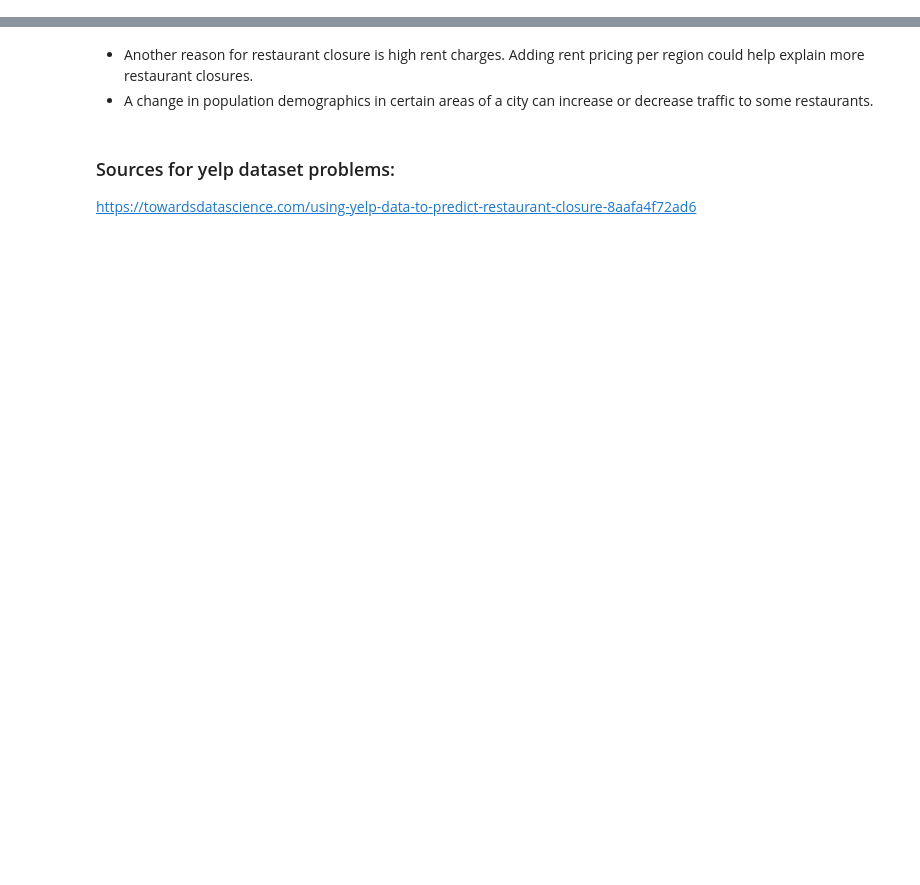
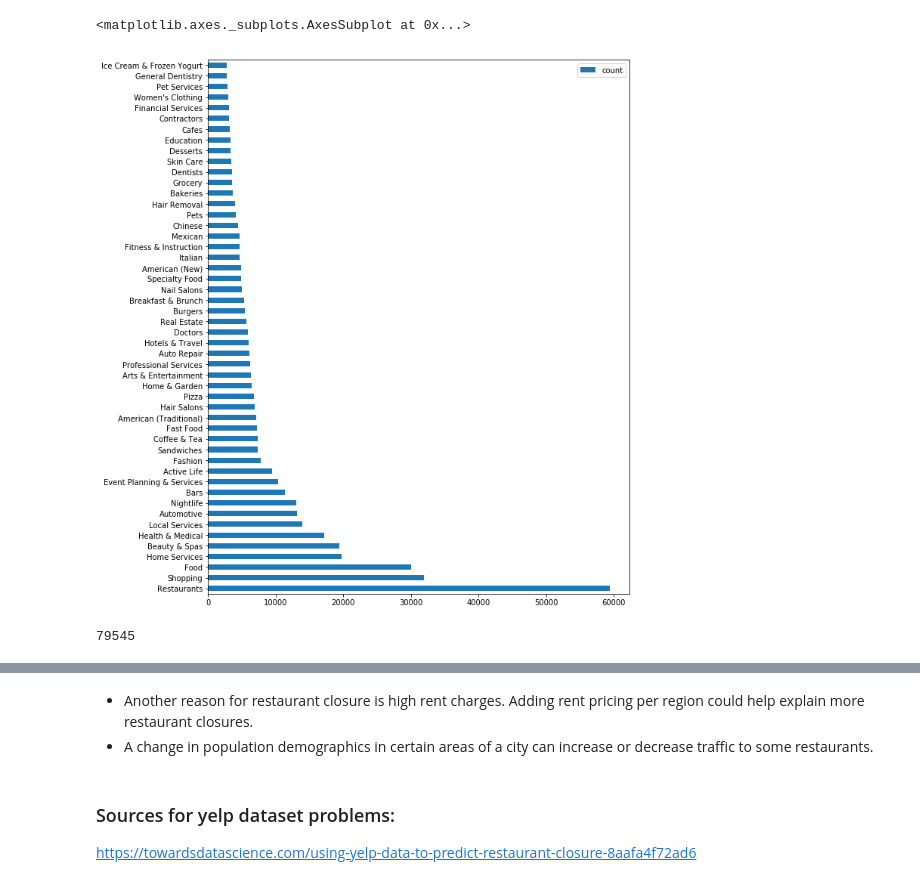
Before and after one commit to raeray/persproj, a Jupyter notebook: eda/Personal Project Data Exploration.ipynb, the cells around one changed output, grey strips where cells are left out. Drawn from its saved outputs; the diff is of its cells as text; code cells hidden in the pictures; blank space fills up the shorter version.

```diff
--- a/eda/Personal Project Data Exploration.ipynb
+++ b/eda/Personal Project Data Exploration.ipynb
@@ -127,0 +36,13 @@ checkin_df.head()
+# %%
+import boto3
+import json
+
+s3 = boto3.resource('s3', aws_access_key_id=access_key,
+       aws_secret_access_key=secret_access_key)
+
+def read_json_from_s3(s3_bucket_name, file_name):
+    content_object = s3.Object(s3_bucket_name, file_name)
+    file_content = content_object.get()['Body'].read().decode('utf-8')
+    data = [json.loads(str(item)) for item in file_content.strip().split('\n')]
+    df = pd.DataFrame(data)
+    return df
@@ -127,0 +149,28 @@ checkin_df.head()
+# %%
+business_df['categories_list'] = business_df['categories'].apply(lambda x: x.split(',') if not pd.isnull(x) else None,1)
+# %%
+def count_categories(series, series_type='list'):
+    count_dict = defaultdict(int)
+    if series_type == 'list':
+        for row in series:
+            if row is not None or not pd.isnull(row):
+                for item in row:
+                    count_dict[item.strip()] += 1
+    else:
+        for row in series:
+#             print(row, row is not None or pd.notna(row) or pd.notnull(row))
+            if not pd.isnull(row) or not pd.isna(row):
+                row = ast.literal_eval(row)
+                for item in row.items():
+                    count_dict[item[0].strip()] += 1
+    res_df = pd.DataFrame.from_dict(count_dict, orient='index')
+    res_df.rename(columns={0: 'count'}, inplace=1)
+    return res_df.sort_values('count', ascending=False)
+# %%
+count_df = count_categories(business_df['categories_list'].values)
+# %%
+count_df.head(50).plot.barh(y='count', figsize=(10,13))
+# plt.xticks(rotation=60)
+# %% [output]
+<matplotlib.axes._subplots.AxesSubplot at 0x...>
+[figure, added]
@@ -127,0 +199,4 @@ checkin_df.head()
+# %%
+len(food_df)
+# %% [output]
+79545
```
Also changed, not shown: parts of 52 cells of this notebook.
